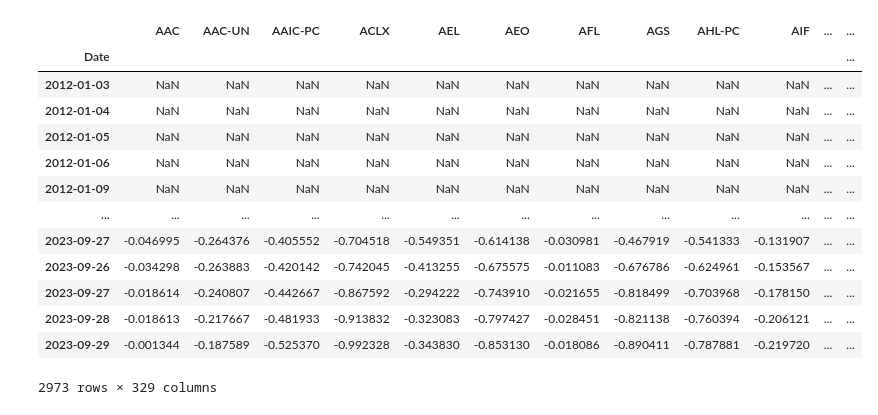
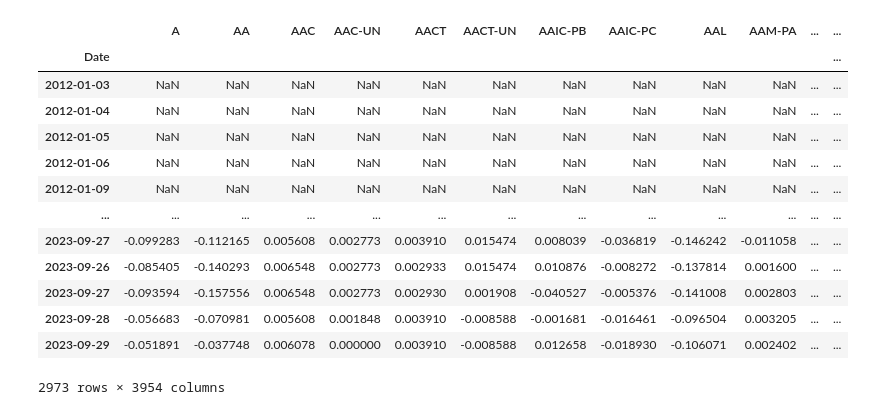
Before and after one commit to cm-95/stock-app, a Jupyter notebook: mean_reverson.ipynb, the cells around one changed output. Saved outputs shown, nothing was run; the diff lists cells and outputs as text; code cells hidden in the pictures.

```diff
--- a/mean_reverson.ipynb
+++ b/mean_reverson.ipynb
@@ -73,13 +72,13 @@ undv_stocks
 2973 rows × 772 columns
 # %%
-m_undv = undv_stocks.pct_change(10)
-last_day_m = m_undv.tail(10)
+m_undv = df.pct_change(20)
+last_day_m = m_undv.tail(20)
 
-cols = (last_day_m  < 0).all()
-m_undv = m_undv[cols[cols].index]
+# cols = (last_day_m  < 0).all()
+# m_undv = m_undv[cols[cols].index]
 m_undv
 # %% [output]
-|  | AAC | AAC-UN | AAIC-PC | ACLX | AEL | AEO | AFL | AGS | AHL-PC | AIF | ... | ... |
+|  | A | AA | AAC | AAC-UN | AACT | AACT-UN | AAIC-PB | AAIC-PC | AAL | AAM-PA | ... | ... |
 | Date |  |  |  |  |  |  |  |  |  |  |  | ... |
 | 2012-01-03 | NaN | NaN | NaN | NaN | NaN | NaN | NaN | NaN | NaN | NaN | ... | ... |
 | 2012-01-04 | NaN | NaN | NaN | NaN | NaN | NaN | NaN | NaN | NaN | NaN | ... | ... |
@@ -87,12 +86,12 @@ m_undv
 | 2012-01-06 | NaN | NaN | NaN | NaN | NaN | NaN | NaN | NaN | NaN | NaN | ... | ... |
 | 2012-01-09 | NaN | NaN | NaN | NaN | NaN | NaN | NaN | NaN | NaN | NaN | ... | ... |
 | ... | ... | ... | ... | ... | ... | ... | ... | ... | ... | ... | ... | ... |
-| 2023-09-27 | -0.046995 | -0.264376 | -0.405552 | -0.704518 | -0.549351 | -0.614138 | -0.030981 | -0.467919 | -0.541333 | -0.131907 | ... | ... |
-| 2023-09-26 | -0.034298 | -0.263883 | -0.420142 | -0.742045 | -0.413255 | -0.675575 | -0.011083 | -0.676786 | -0.624961 | -0.153567 | ... | ... |
-| 2023-09-27 | -0.018614 | -0.240807 | -0.442667 | -0.867592 | -0.294222 | -0.743910 | -0.021655 | -0.818499 | -0.703968 | -0.178150 | ... | ... |
-| 2023-09-28 | -0.018613 | -0.217667 | -0.481933 | -0.913832 | -0.323083 | -0.797427 | -0.028451 | -0.821138 | -0.760394 | -0.206121 | ... | ... |
-| 2023-09-29 | -0.001344 | -0.187589 | -0.525370 | -0.992328 | -0.343830 | -0.853130 | -0.018086 | -0.890411 | -0.787881 | -0.219720 | ... | ... |
+| 2023-09-27 | -0.099283 | -0.112165 | 0.005608 | 0.002773 | 0.003910 | 0.015474 | 0.008039 | -0.036819 | -0.146242 | -0.011058 | ... | ... |
+| 2023-09-26 | -0.085405 | -0.140293 | 0.006548 | 0.002773 | 0.002933 | 0.015474 | 0.010876 | -0.008272 | -0.137814 | 0.001600 | ... | ... |
+| 2023-09-27 | -0.093594 | -0.157556 | 0.006548 | 0.002773 | 0.002930 | 0.001908 | -0.040527 | -0.005376 | -0.141008 | 0.002803 | ... | ... |
+| 2023-09-28 | -0.056683 | -0.070981 | 0.005608 | 0.001848 | 0.003910 | -0.008588 | -0.001681 | -0.016461 | -0.096504 | 0.003205 | ... | ... |
+| 2023-09-29 | -0.051891 | -0.037748 | 0.006078 | 0.000000 | 0.003910 | -0.008588 | 0.012658 | -0.018930 | -0.106071 | 0.002402 | ... | ... |
-2973 rows × 329 columns
+2973 rows × 3954 columns
 # %%
 import pandas as pd
 
```
Also changed, not shown: parts of 9 cells of this notebook, 1 other file.
